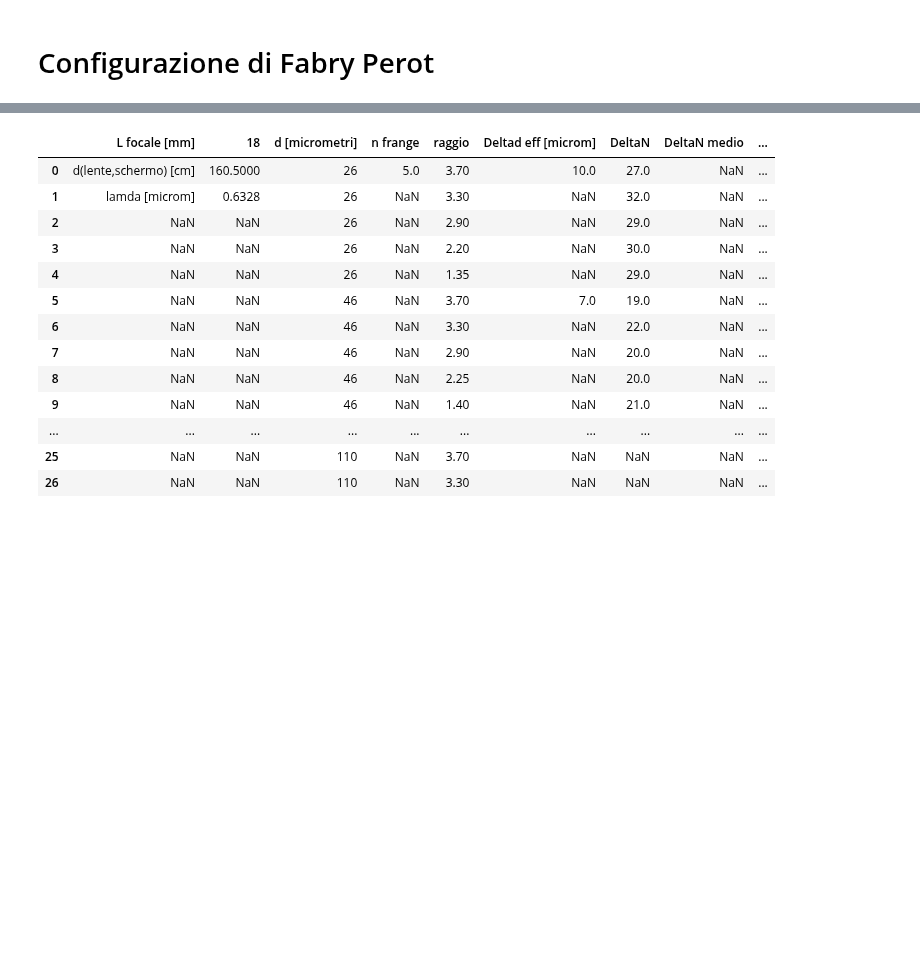
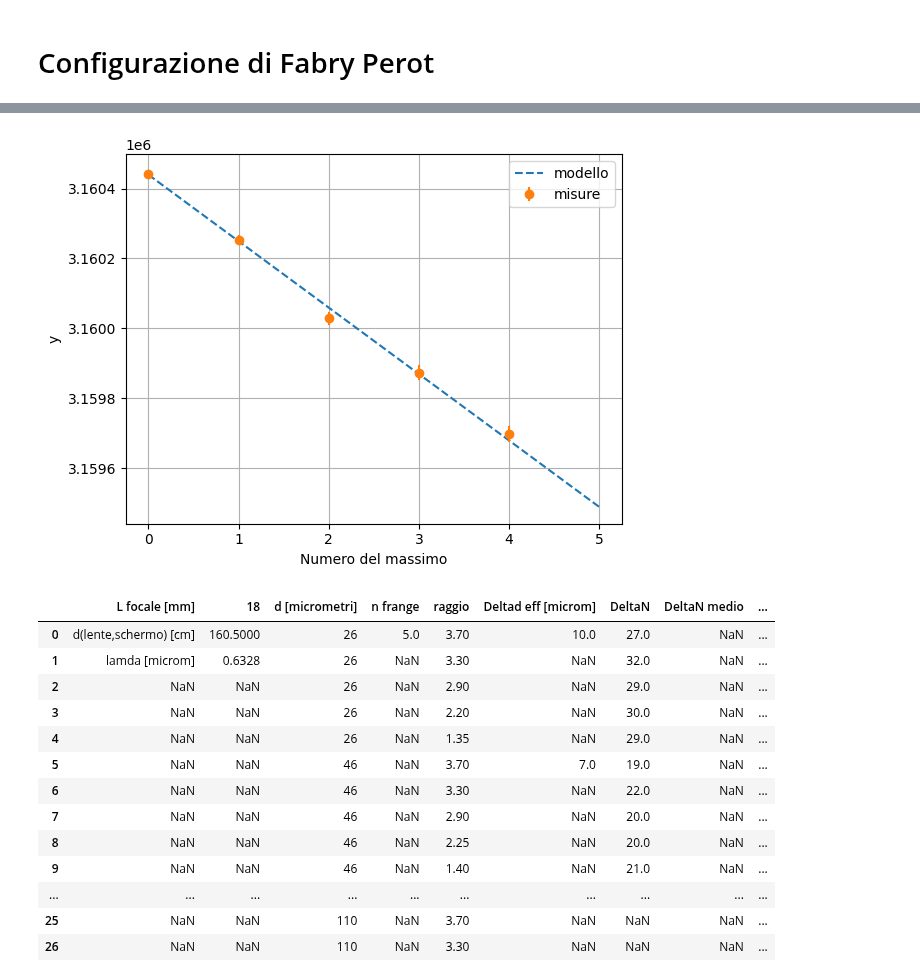
Before and after one commit to ARossiUnimib/Laboratorio-2---Gruppo-21-A.A.-2023-24, a Jupyter notebook: Notebooks/Interferometro.ipynb, the cells around one changed output, grey strips where cells are left out. Saved outputs shown, nothing was run; the diff lists cells and outputs as text; code cells hidden in the pictures; blank space fills up the shorter version.

```diff
--- a/Notebooks/Interferometro.ipynb
+++ b/Notebooks/Interferometro.ipynb
@@ -96,4 +96,31 @@ for i in range(0, 6):
 ... (12 outputs left out)
+# %%
+import matplotlib.ticker as ticker
+
+N0_final = 16612.57476714941
+d_final = 0.005256412474683229
+
+def func(x):
+    return linear_cost(x,N0_final,d_final)
+
+x2 = np.linspace(0,5,1000)
+y2 = func(x2)
+
+fig,ax = plt.subplots(1,1)
+ax.set_xlabel("Numero del massimo")
+ax.set_ylabel("y")
+
+ax.yaxis.set_major_formatter(ticker.ScalarFormatter(useOffset=False))
+ax.plot(x2,y2,linestyle='--',label='modello')
+ax.errorbar(x,y[0:5],err_y[0:5],fmt='o',label='misure')
+
+
+
+plt.grid()
+plt.legend()
+plt.show()
+# %% [output]
+[figure, added]
 # %%
 import pandas as pd
 
```
Also changed, not shown: parts of 1 cell of this notebook.
